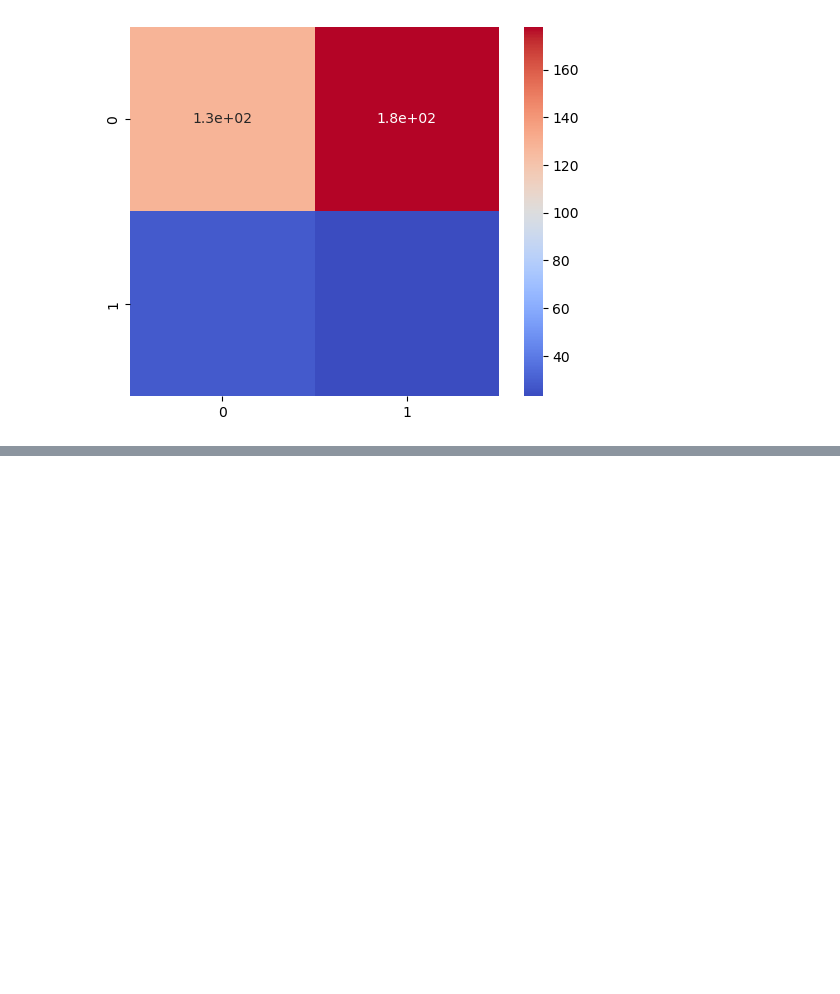
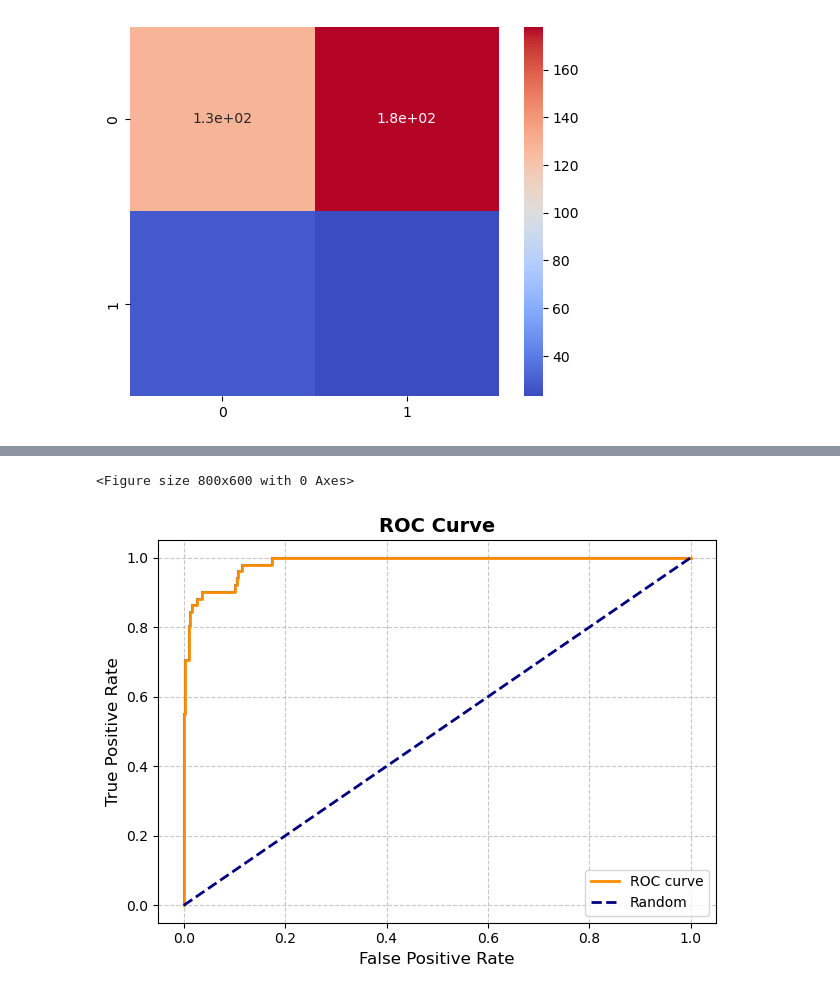
Before and after one commit to chrisheimbuch/malicious-websites-research-report, a Jupyter notebook: source/malicious_or_benign_websites_technical_modeling.ipynb, the cells around one changed output, grey strips where cells are left out. Drawn from its saved outputs; the diff is of its cells as text; code cells hidden in the pictures; blank space fills up the shorter version.

```diff
--- a/source/malicious_or_benign_websites_technical_modeling.ipynb
+++ b/source/malicious_or_benign_websites_technical_modeling.ipynb
@@ -512,0 +632,3 @@ weighted avg       0.72      0.42      0.50       357
+# %%
+#Create result variable to fit the search gridsearch with x train and y train data.
+result = search.fit(X_train, y_train)
@@ -512,0 +644,18 @@ weighted avg       0.72      0.42      0.50       357
+# %%
+# Use the best estimator from the grid search to make predictions on the test data
+best_model = result.best_estimator_
+y_pred = best_model.predict(X_test)
+
+# Generate the confusion matrix
+conf_matrix = confusion_matrix(y_test, y_pred)
+print("Confusion Matrix:")
+print(conf_matrix)
+
+# Calculate the accuracy score
+accuracy = accuracy_score(y_test, y_pred)
+print("\nAccuracy Score: {:.2f}%".format(accuracy * 100))
+
+# Generate the classification report
+class_report = classification_report(y_test, y_pred)
+print("\nClassification Report:")
+print(class_report)
@@ -512,0 +678,26 @@ weighted avg       0.72      0.42      0.50       357
+# %%
+# Get the predicted probabilities for the positive class
+y_pred_proba = best_model.predict_proba(X_test)[:, 1]
+
+# Generate the ROC curve values
+fpr, tpr, thresholds = roc_curve(y_test, y_pred_proba)
+
+# Create the ROC curve plot
+plt.figure(figsize=(8, 6))  # Set the figure size
+roc_display = RocCurveDisplay(fpr=fpr, tpr=tpr).plot()
+
+# Customize the plot
+plt.plot(fpr, tpr, color='darkorange', lw=2, label='ROC curve')  # Line color and width
+plt.plot([0, 1], [0, 1], color='navy', lw=2, linestyle='--', label='Random')  # Diagonal line
+plt.title('ROC Curve', fontsize=14, fontweight='bold')
+plt.xlabel('False Positive Rate', fontsize=12)
+plt.ylabel('True Positive Rate', fontsize=12)
+plt.legend(loc='lower right')  # Position of the legend
+plt.grid(True, linestyle='--', alpha=0.7)  # Grid style
+plt.tight_layout()  # Adjust layout to fit labels
+
+# Show the plot
+plt.show()
+# %% [output]
+<Figure size 800x600 with 0 Axes>
+[figure, added]
```
Also changed, not shown: parts of 67 cells of this notebook.
